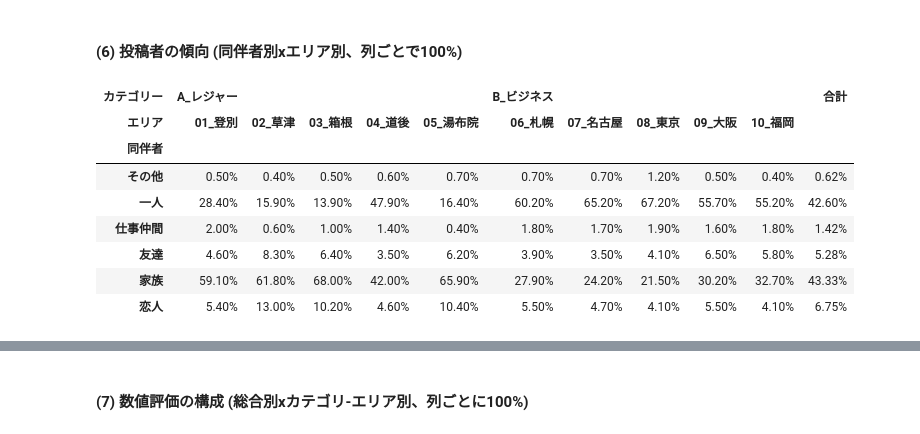
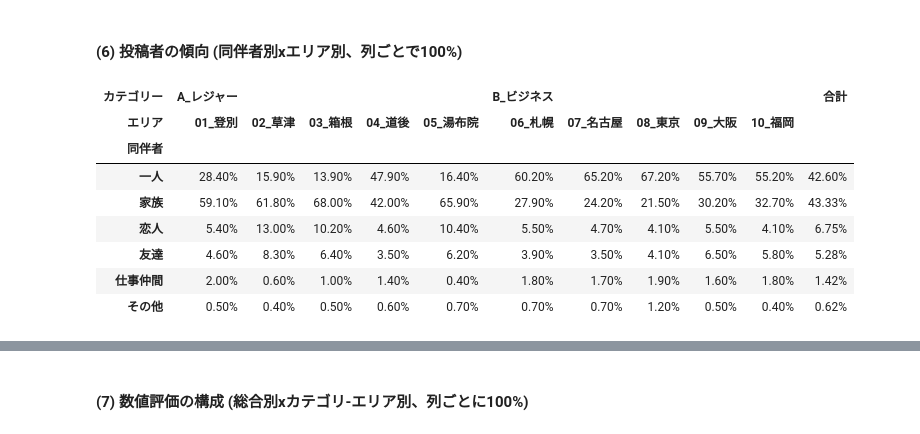
Before and after one commit to haradatm/lecture-gssm2023, a Jupyter notebook: notebooks/day-2-2.ipynb, the cells around one changed output, grey strips where cells are left out. Cells and saved outputs as stored; diff of their text form; code cells hidden in the pictures.

```diff
--- a/notebooks/day-2-2.ipynb
+++ b/notebooks/day-2-2.ipynb
@@ -322,17 +324,17 @@ plt.show()
 #### (6) 投稿者の傾向 (同伴者別xエリア別、列ごとで100%)
 # %%
 cross_df = pd.crosstab(df['同伴者'], [df['カテゴリー'],df['エリア']], margins=True, margins_name='合計', normalize='columns') * 100
-display(cross_df.style.format('{:.2f}%'))
+display(cross_df.loc[['一人','家族','恋人','友達','仕事仲間','その他'],:].style.format('{:.2f}%'))
 # %% [output]
 | カテゴリー | A_レジャー |  |  |  |  | B_ビジネス |  |  |  |  | 合計 |
 | エリア | 01_登別 | 02_草津 | 03_箱根 | 04_道後 | 05_湯布院 | 06_札幌 | 07_名古屋 | 08_東京 | 09_大阪 | 10_福岡 |  |
 | 同伴者 |  |  |  |  |  |  |  |  |  |  |  |
-| その他 | 0.50% | 0.40% | 0.50% | 0.60% | 0.70% | 0.70% | 0.70% | 1.20% | 0.50% | 0.40% | 0.62% |
 | 一人 | 28.40% | 15.90% | 13.90% | 47.90% | 16.40% | 60.20% | 65.20% | 67.20% | 55.70% | 55.20% | 42.60% |
-| 仕事仲間 | 2.00% | 0.60% | 1.00% | 1.40% | 0.40% | 1.80% | 1.70% | 1.90% | 1.60% | 1.80% | 1.42% |
-| 友達 | 4.60% | 8.30% | 6.40% | 3.50% | 6.20% | 3.90% | 3.50% | 4.10% | 6.50% | 5.80% | 5.28% |
 | 家族 | 59.10% | 61.80% | 68.00% | 42.00% | 65.90% | 27.90% | 24.20% | 21.50% | 30.20% | 32.70% | 43.33% |
 | 恋人 | 5.40% | 13.00% | 10.20% | 4.60% | 10.40% | 5.50% | 4.70% | 4.10% | 5.50% | 4.10% | 6.75% |
+| 友達 | 4.60% | 8.30% | 6.40% | 3.50% | 6.20% | 3.90% | 3.50% | 4.10% | 6.50% | 5.80% | 5.28% |
+| 仕事仲間 | 2.00% | 0.60% | 1.00% | 1.40% | 0.40% | 1.80% | 1.70% | 1.90% | 1.60% | 1.80% | 1.42% |
+| その他 | 0.50% | 0.40% | 0.50% | 0.60% | 0.70% | 0.70% | 0.70% | 1.20% | 0.50% | 0.40% | 0.62% |
 # %%
 import seaborn as sns
 import matplotlib.pyplot as plt
```
Also changed, not shown: parts of 16 cells of this notebook, 1 other file.
